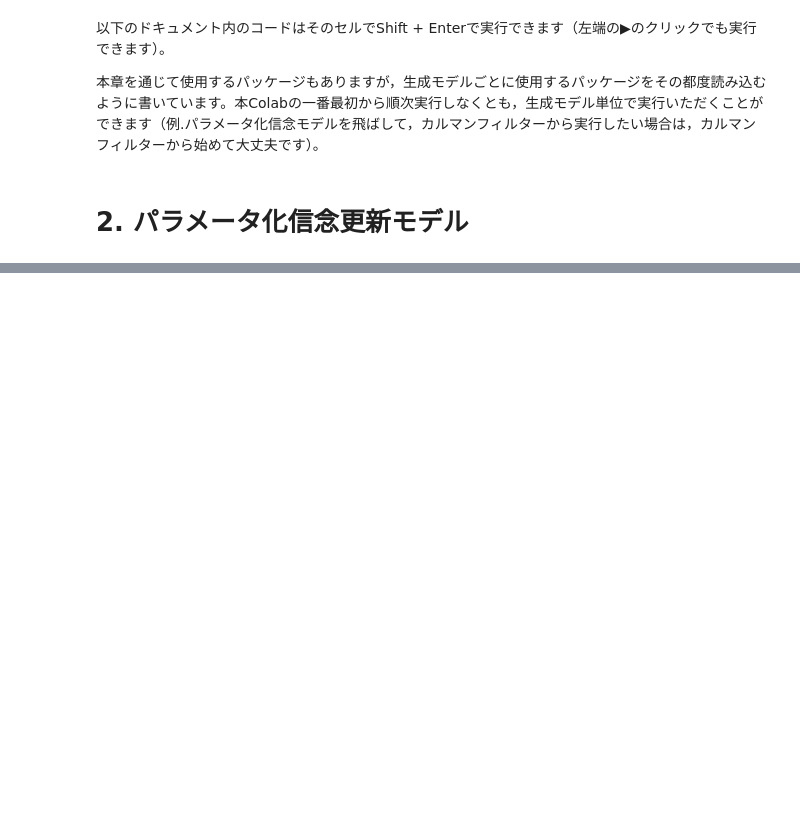
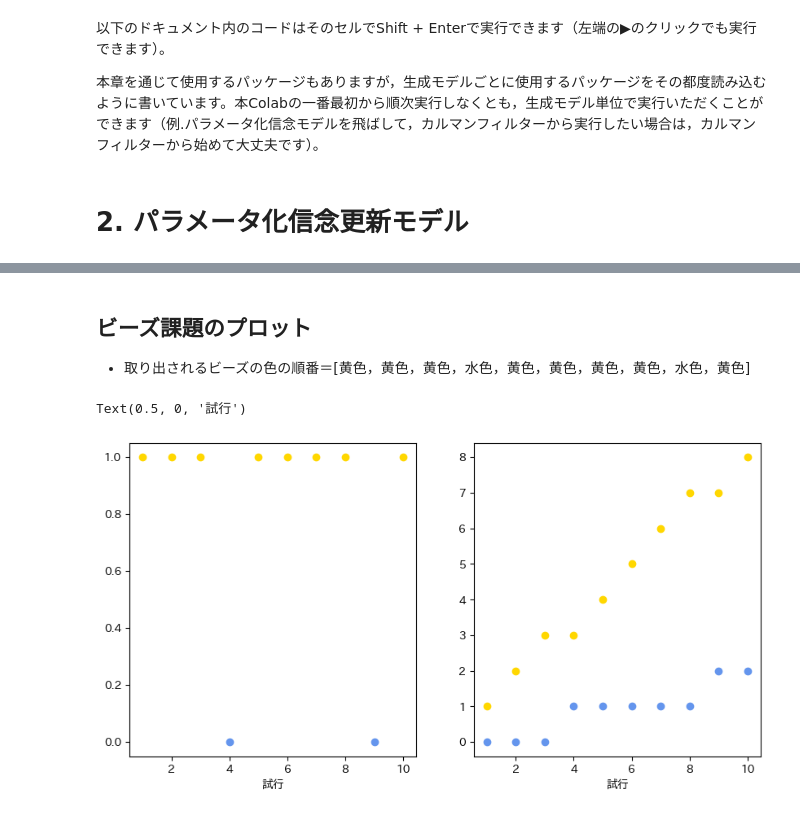
Before and after one commit to CPcolloquium/cp_program_book, a Jupyter notebook: 6_Bayesian-inference-model.ipynb, the cells around one changed output, grey strips where cells are left out. Saved outputs shown, nothing was run; the diff lists cells and outputs as text; code cells hidden in the pictures; blank space fills up the shorter version.

```diff
--- a/6_Bayesian-inference-model.ipynb
+++ b/6_Bayesian-inference-model.ipynb
@@ -24,0 +48,21 @@ from scipy.special import expit
+# %% [markdown]
+## ビーズ課題のプロット
+
+- 取り出されるビーズの色の順番＝[黄色，黄色，黄色，水色，黄色，黄色，黄色，黄色，水色，黄色]
+# %%
+# ビーズの設定
+beads = np.array([1,1,1,0,1,1,1,1,0,1])
+# 左に各試行で出たビーズの色，右に累積数をプロット
+fig, axes = plt.subplots(1, 2, figsize=(10, 5))
+# 左図のプロット
+for x, bead in zip(range(1, 11), beads):
+    color = 'gold' if bead == 1 else 'cornflowerblue'
+    axes[0].scatter(x, bead, color=color)
+axes[0].set_xlabel('試行')
+# 右図のプロット
+axes[1].scatter(range(1, 11), np.cumsum(beads), marker='o', color='gold')
+axes[1].scatter(range(1, 11), np.cumsum(1-beads), marker='o', color='cornflowerblue')
+axes[1].set_xlabel('試行')
+# %% [output]
+Text(0.5, 0, '試行')
+[figure, added]
```
Also changed, not shown: parts of 94 cells of this notebook, 1 other file.
